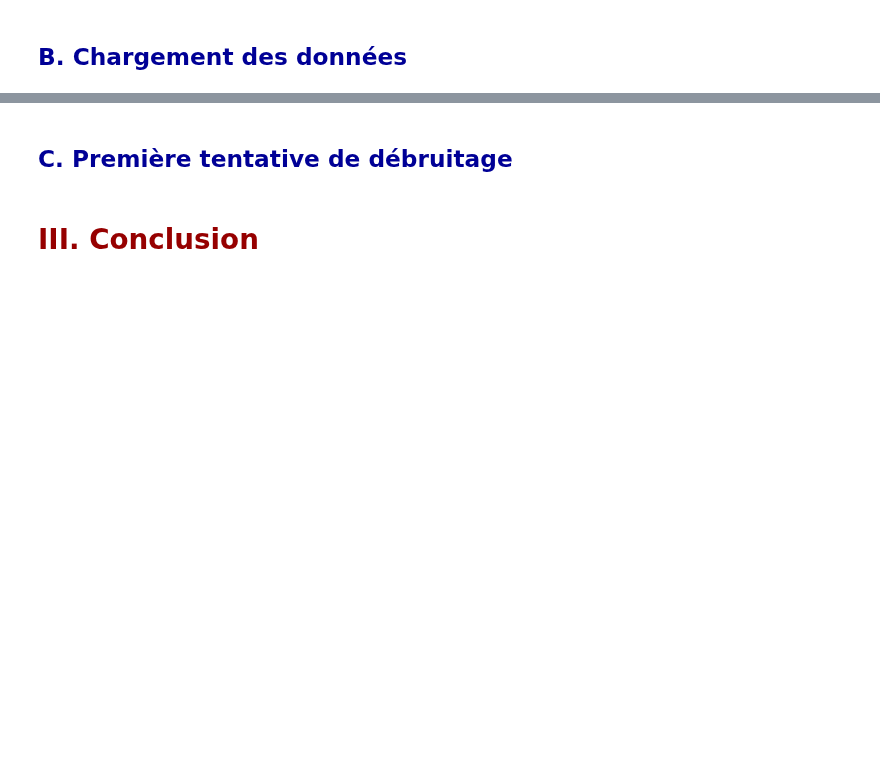
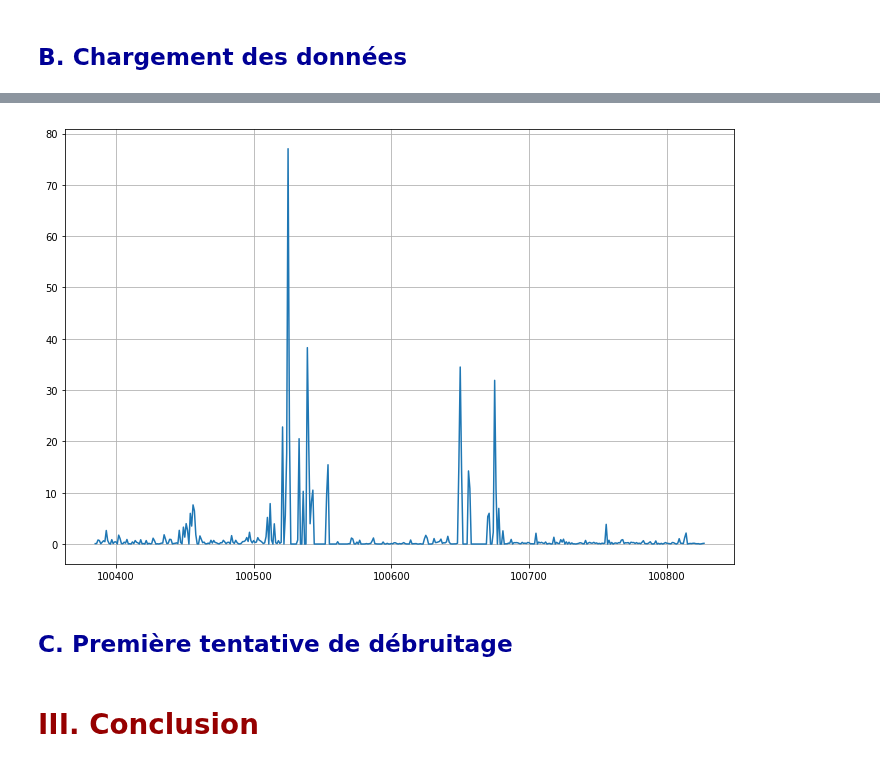
Before and after one commit to AmigoCap/GPSFlow, a Jupyter notebook: 2-25janv.ipynb, the cells around one changed output, grey strips where cells are left out. Drawn from its saved outputs; the diff is of its cells as text; code cells hidden in the pictures; blank space fills up the shorter version.

```diff
--- a/2-25janv.ipynb
+++ b/2-25janv.ipynb
@@ -89,0 +156,2 @@ IFrame('2-files/LyonMap.html', width=990, height=500)
+# %%
+data = parser.getDate("20-09-2015", "21-09-2015",df)
@@ -90,3 +191,11 @@ IFrame('2-files/LyonMap.html', width=990, height=500)
+# %%
+import matplotlib.pyplot as plt
+plt.figure(figsize=(12,8))
+plt.plot(data["vitesse"],'-')
+plt.grid(True)
+plt.show()
+# %% [output]
+[figure, added]
 # %% [markdown]
 <h2 style="color:rgb(0,0,150)"> C. Première tentative de débruitage </h2>
 # %% [markdown]
```
Also changed, not shown: parts of 11 cells of this notebook, 2 other files.
